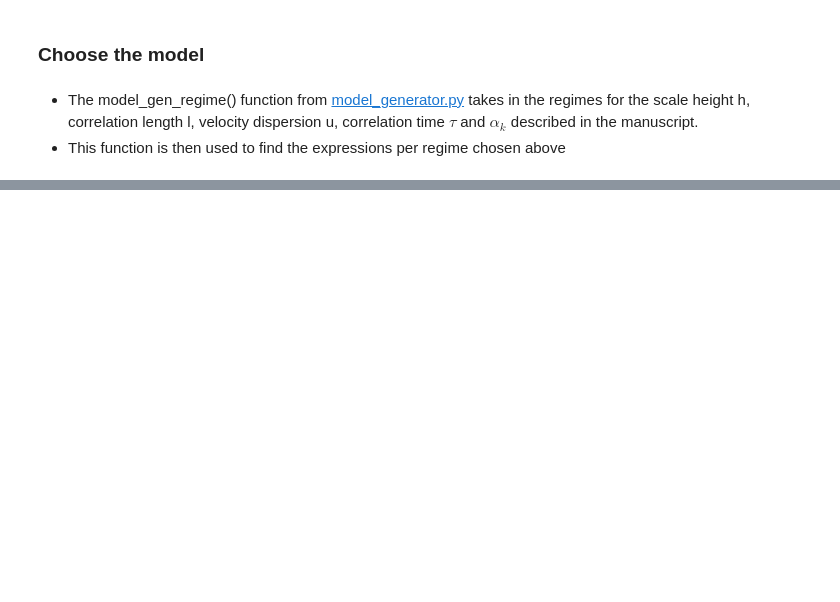
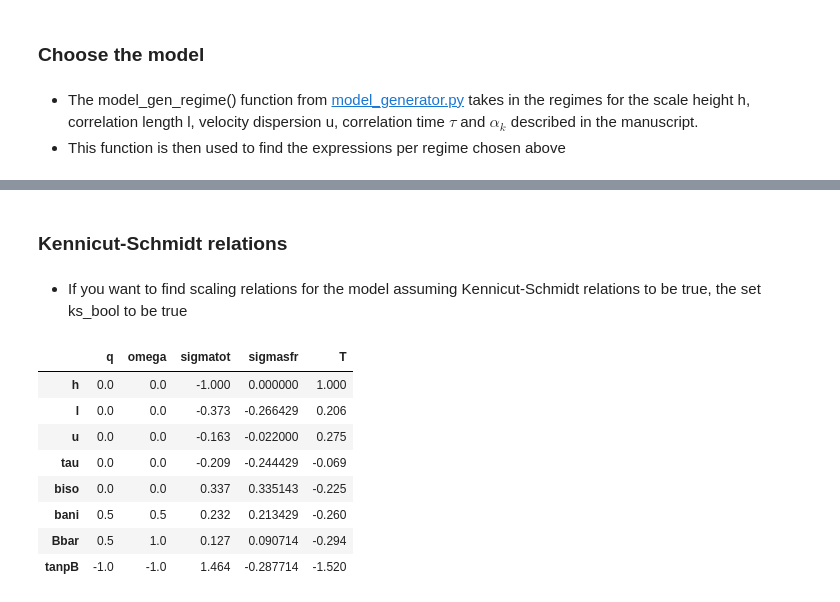
Before and after one commit to Rnazx/Scaling-Relations, a Jupyter notebook: example_non_interactive.ipynb, the cells around one changed output, grey strips where cells are left out. Drawn from its saved outputs; the diff is of its cells as text; code cells hidden in the pictures; blank space fills up the shorter version.

```diff
--- a/example_non_interactive.ipynb
+++ b/example_non_interactive.ipynb
@@ -135,0 +137,24 @@ df_exponents
+# %% [markdown]
+### Kennicut-Schmidt relations
+# %% [markdown]
+* If you want to find scaling relations for the model assuming Kennicut-Schmidt relations to be true, the set ks_bool to be true
+# %%
+ks_bool = True
+ks_exp = 1.4
+C = Symbol('C')
+df_exponents_ks = df_exponents.copy()
+if ks_bool:
+    df_exponents_ks['sigmasfr'] += df_exponents_ks['sigma']/ks_exp
+    df_exponents_ks.drop(['sigma'], axis=1, inplace = True)
+#df_exponents_ks.to_csv('exponenents')
+df_exponents_ks
+# %% [output]
+|  | q | omega | sigmatot | sigmasfr | T |
+| h | 0.0 | 0.0 | -1.000 | 0.000000 | 1.000 |
+| l | 0.0 | 0.0 | -0.373 | -0.266429 | 0.206 |
+| u | 0.0 | 0.0 | -0.163 | -0.022000 | 0.275 |
+| tau | 0.0 | 0.0 | -0.209 | -0.244429 | -0.069 |
+| biso | 0.0 | 0.0 | 0.337 | 0.335143 | -0.225 |
+| bani | 0.5 | 0.5 | 0.232 | 0.213429 | -0.260 |
+| Bbar | 0.5 | 1.0 | 0.127 | 0.090714 | -0.294 |
+| tanpB | -1.0 | -1.0 | 1.464 | -0.287714 | -1.520 |
```
Also changed, not shown: parts of 9 cells of this notebook, 4 other files.
